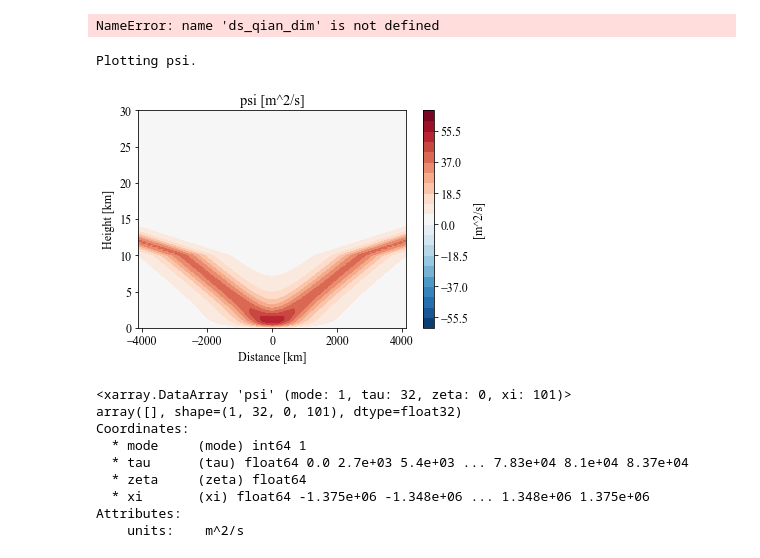
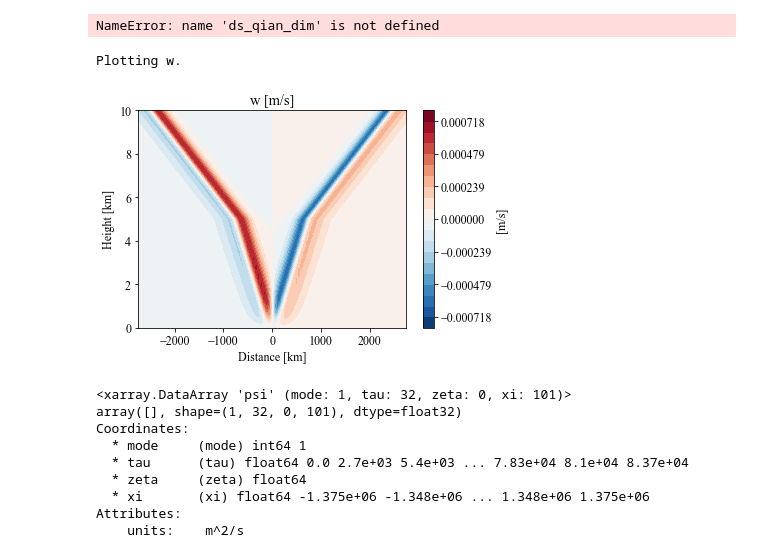
Before and after one commit to eshort0401/rotunno83, a Jupyter notebook: python_scripts/rotunno83.ipynb, the cells around one changed output. Saved outputs shown, nothing was run; the diff lists cells and outputs as text; code cells hidden in the pictures.

```diff
--- a/python_scripts/rotunno83.ipynb
+++ b/python_scripts/rotunno83.ipynb
@@ -19,7 +19,7 @@ import rotunno_helpers
 %aimport rotunno, rotunno_helpers, channel_helpers, qian_helpers, piecewise_N_helpers
 # %%
 theta0=300
-N=0.02
+N=0.01
 h=1000
 delTheta=8
 latitude=25
@@ -28,7 +28,7 @@ beta, Atilde, f, h = rt.calc_rotunno_parameters(N=N,theta0=theta0,delTheta=delTh
 # ds_rotunno = rt.solve_rotunno_case_two(xiN=61, zetaN=31, tauN=32, kN=1000,
 #                                        xi0=0.1, beta=beta, Atilde=Atilde)
 # ds_qian = rt.solve_qian(xiN=61, zetaN=31, tauN=4, sN=1000, U=0.6, L=0.1, alpha=3)
-ds_pwN = rt.solve_piecewise_N(xiN=51, zetaN=41, tauN=24, sN=500, L=4, R=0.4, zetaT=20, alpha=3)
+ds_pwN = rt.solve_piecewise_N(xiN=101, zetaN=51, tauN=8, sN=1000, L=2, R=0.4, zetaT=10, alpha=3)
 # ds_channel = rt.solve_channel(xiN=121, zetaN=61, tauN=32, sN=1000, U=0.625,
 #                               d=10, alpha=3, sigma=4, heat_island=False)
 
@@ -100,12 +80,12 @@ NameError: name 'ds_qian_dim' is not defined
 # %%
 # rt.plotCont(ds_rotunno_dim, var='u',t=16); plt.show()
 # rt.plotCont(ds_rotunno, var='u',t=8); plt.show()
 # rt.plotCont(ds_test.sum(dim='mode', keep_attrs=True).squeeze(), var='u',t=0); plt.show()
-rt.plotCont(ds_pwN_dim.sel(mode=[1,2]).sum(dim='mode', keep_attrs=True).squeeze(), var='psi',t=12); plt.show()
+rt.plotCont(ds_pwN_dim.sel(mode=[1,2]).sum(dim='mode', keep_attrs=True).squeeze(), var='w',t=5); plt.show()
 # rt.plotVelocity(ds_rotunno_dim,t=8); plt.show()
 # %% [output]
-Plotting psi.
+Plotting w.
-[figure, old version]
+[figure, new version]
 # %%
 ds_pwN_dim.psi.sel(mode=[1]).sel(zeta=slice(5*10**3, 8*10**3))
 # %% [output]
```
Also changed, not shown: parts of 9 cells of this notebook, 2 other files.
